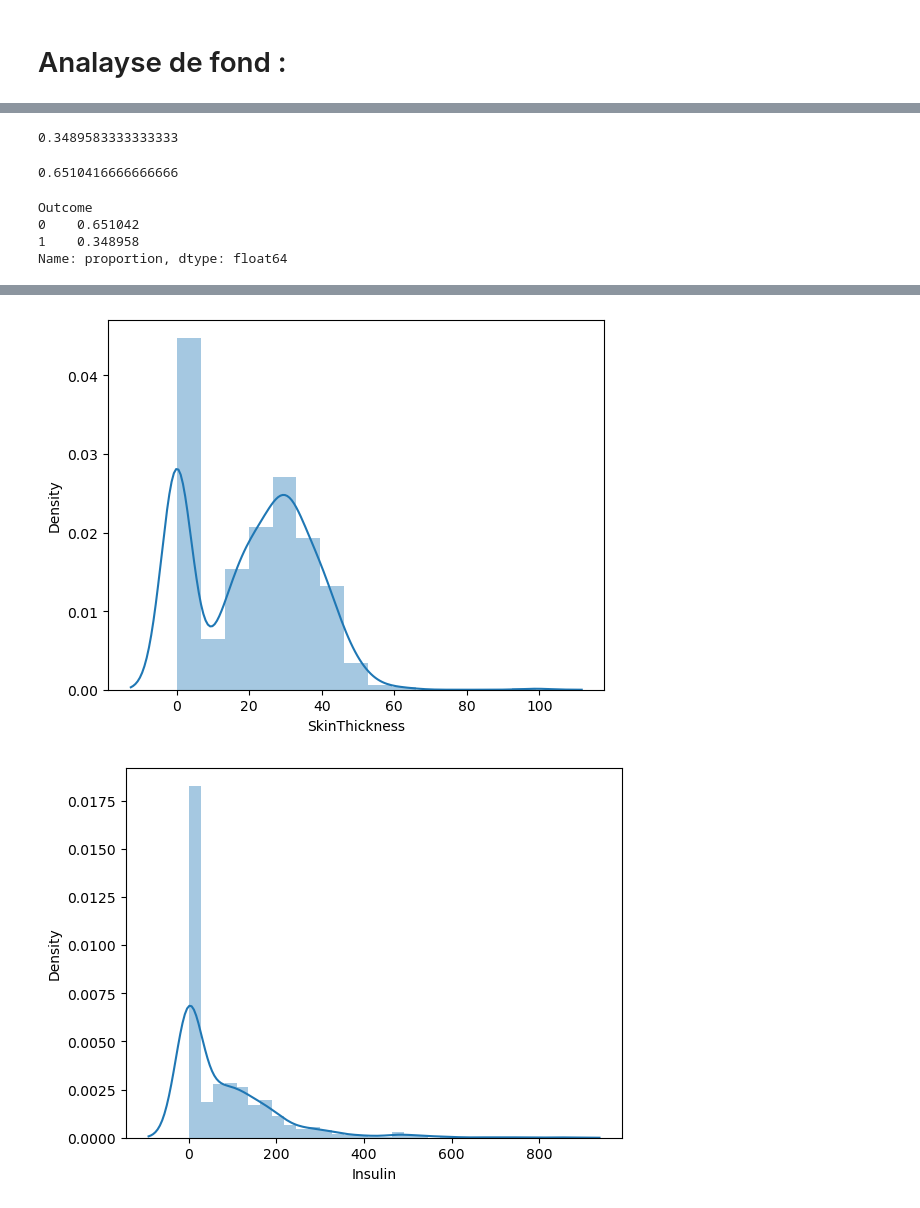
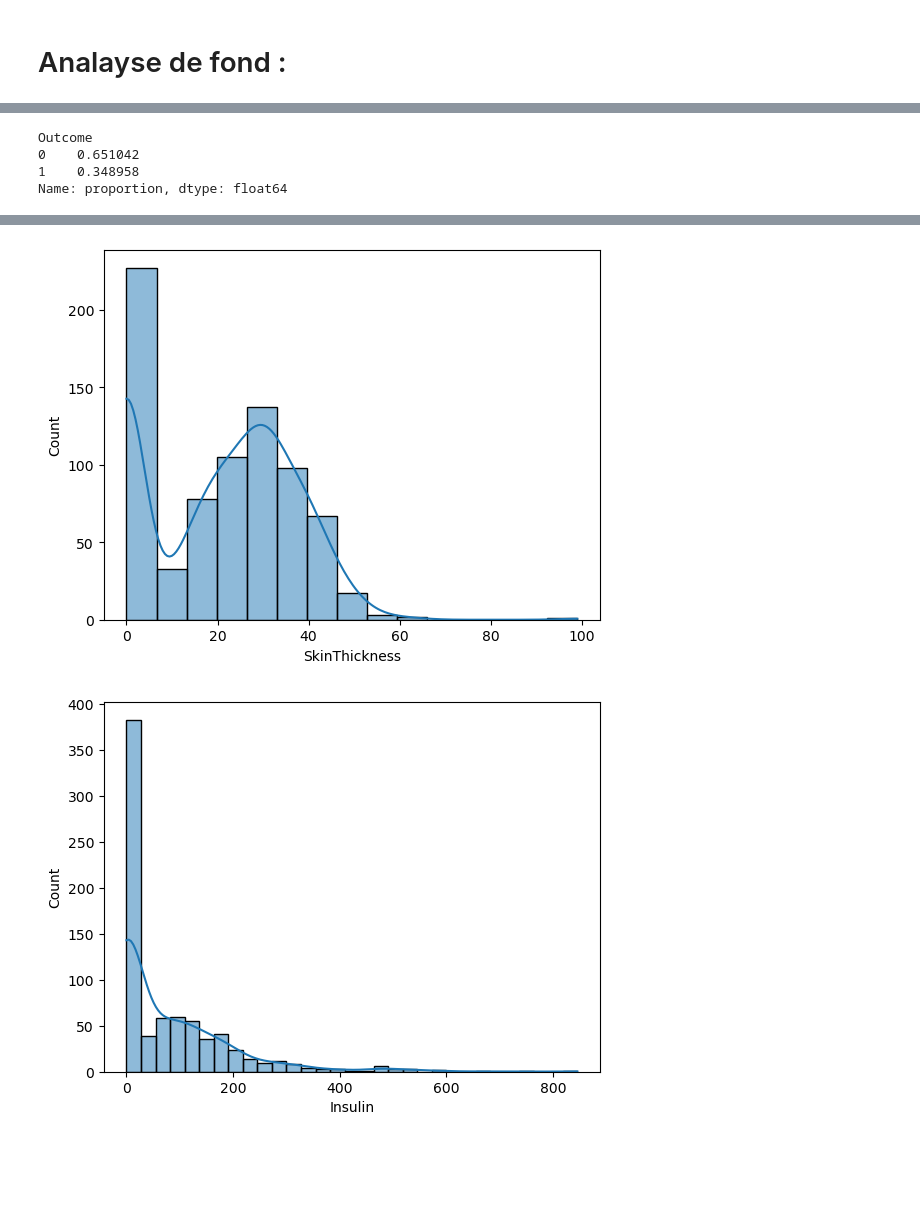
Before and after one commit to touXik/Diab-te-d-tection, a Jupyter notebook: notebooks/2)Exploration de données.ipynb, the cells around one changed output, grey strips where cells are left out. Cells and saved outputs as stored; diff of their text form; code cells hidden in the pictures; blank space fills up the shorter version.

```diff
--- a/notebooks/2)Exploration de données.ipynb
+++ b/notebooks/2)Exploration de données.ipynb
@@ -220,11 +218,3 @@ dtype: int64
-# %%
-df[df['Outcome']==1]['Outcome'].count()/df.shape[0]
-# %% [output]
-0.3489583333333333
-# %%
-df[df['Outcome']==0]['Outcome'].count()/df.shape[0]
-# %% [output]
-0.6510416666666666
 # %%
 df['Outcome'].value_counts(normalize=True)
 # %% [output]
@@ -233,10 +223,11 @@ Outcome
 1    0.348958
 Name: proportion, dtype: float64
 # %%
-df_hist =df.copy()
-for col in df_hist:
+df_hist = df.copy()
+num_cols = df_hist.select_dtypes(include='number').columns
 
-    df_hist[col].fillna(0, inplace=True)
+for col in num_cols:
+    df_hist[col] = df_hist[col].fillna(0)
     plt.figure()
-    sns.distplot(df_hist[col])
+    sns.histplot(df_hist[col], kde=True)
 # %% [output]
@@ -263,2 +237,2 @@ https://gist.github.com/mwaskom/de44147ed2974457ad6372750bbe5751
-[figure, old version]
+[figure, new version]
-[figure, old version]
+[figure, new version]
```
Also changed, not shown: parts of 9 cells of this notebook.
